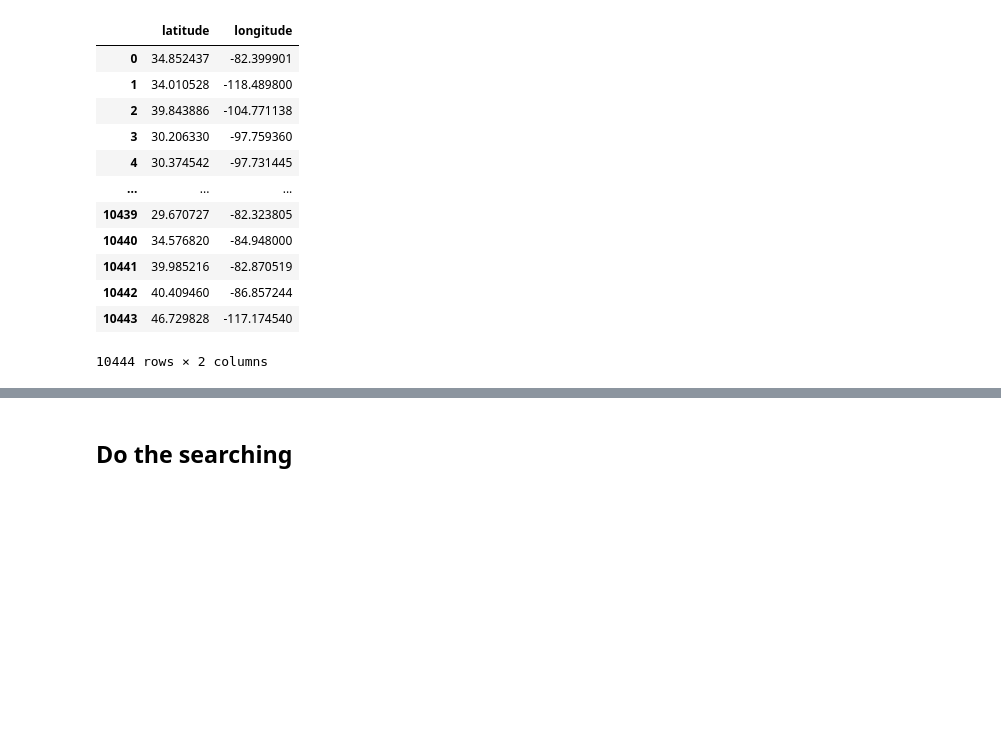
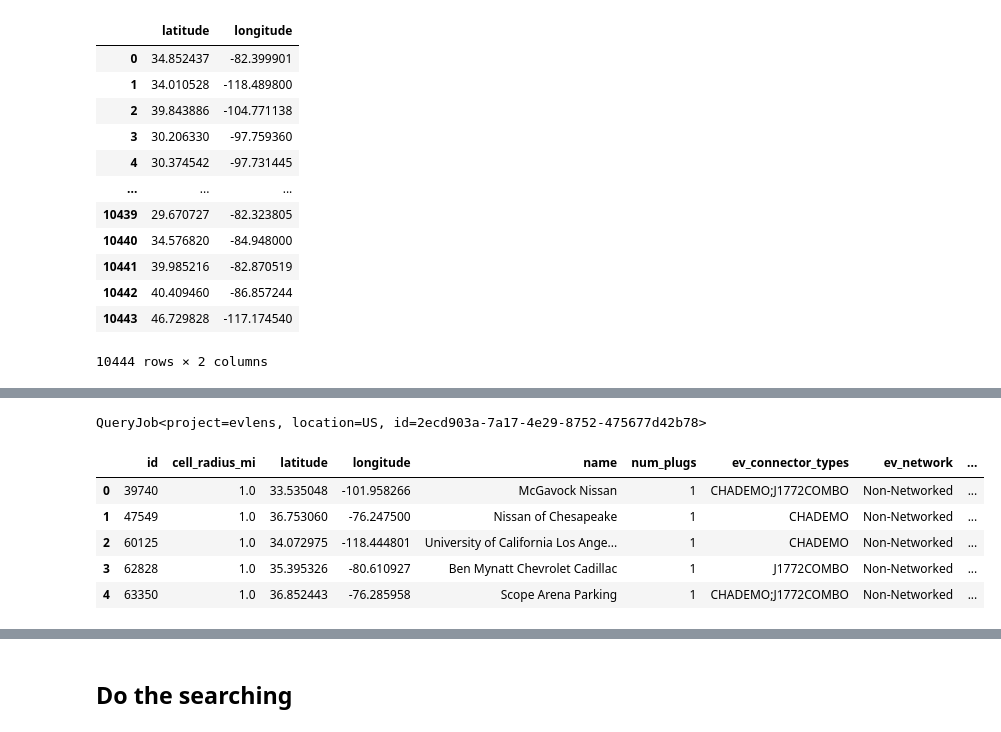
Before and after one commit to emigre459/evlens, a Jupyter notebook: notebooks/exploratory/0.3-DWRM-GCloud.ipynb, the cells around one changed output, grey strips where cells are left out. Saved outputs shown, nothing was run; the diff lists cells and outputs as text; code cells hidden in the pictures; blank space fills up the shorter version.

```diff
--- a/notebooks/exploratory/0.3-DWRM-GCloud.ipynb
+++ b/notebooks/exploratory/0.3-DWRM-GCloud.ipynb
@@ -707,0 +748,26 @@ memory usage: 163.3 KB
+# %%
+# Add some key assignments
+# bq = BigQuery()
+bq.set_table_keys(
+    'plugshare',
+    'searchTilesNREL',
+    "id"
+)
+# %% [output]
+QueryJob<project=evlens, location=US, id=2ecd903a-7a17-4e29-8752-475677d42b78>
+# %%
+#TODO: ETL the data we have here to match the BQ schema and insert
+query = f"""
+SELECT *
+FROM `{bq._make_table_id('plugshare', 'searchTilesNREL')}`
+LIMIT 5
+"""
+bq_search_tiles_nrel = bq.query_to_dataframe(query)
+bq_search_tiles_nrel
+# %% [output]
+|  | id | cell_radius_mi | latitude | longitude | name | num_plugs | ev_connector_types | ev_network | ... |
+| 0 | 39740 | 1.0 | 33.535048 | -101.958266 | McGavock Nissan | 1 | CHADEMO;J1772COMBO | Non-Networked | ... |
+| 1 | 47549 | 1.0 | 36.753060 | -76.247500 | Nissan of Chesapeake | 1 | CHADEMO | Non-Networked | ... |
+| 2 | 60125 | 1.0 | 34.072975 | -118.444801 | University of California Los Ange... | 1 | CHADEMO | Non-Networked | ... |
+| 3 | 62828 | 1.0 | 35.395326 | -80.610927 | Ben Mynatt Chevrolet Cadillac | 1 | J1772COMBO | Non-Networked | ... |
+| 4 | 63350 | 1.0 | 36.852443 | -76.285958 | Scope Arena Parking | 1 | CHADEMO;J1772COMBO | Non-Networked | ... |
```
Also changed, not shown: parts of 20 cells of this notebook, 2 other files.
